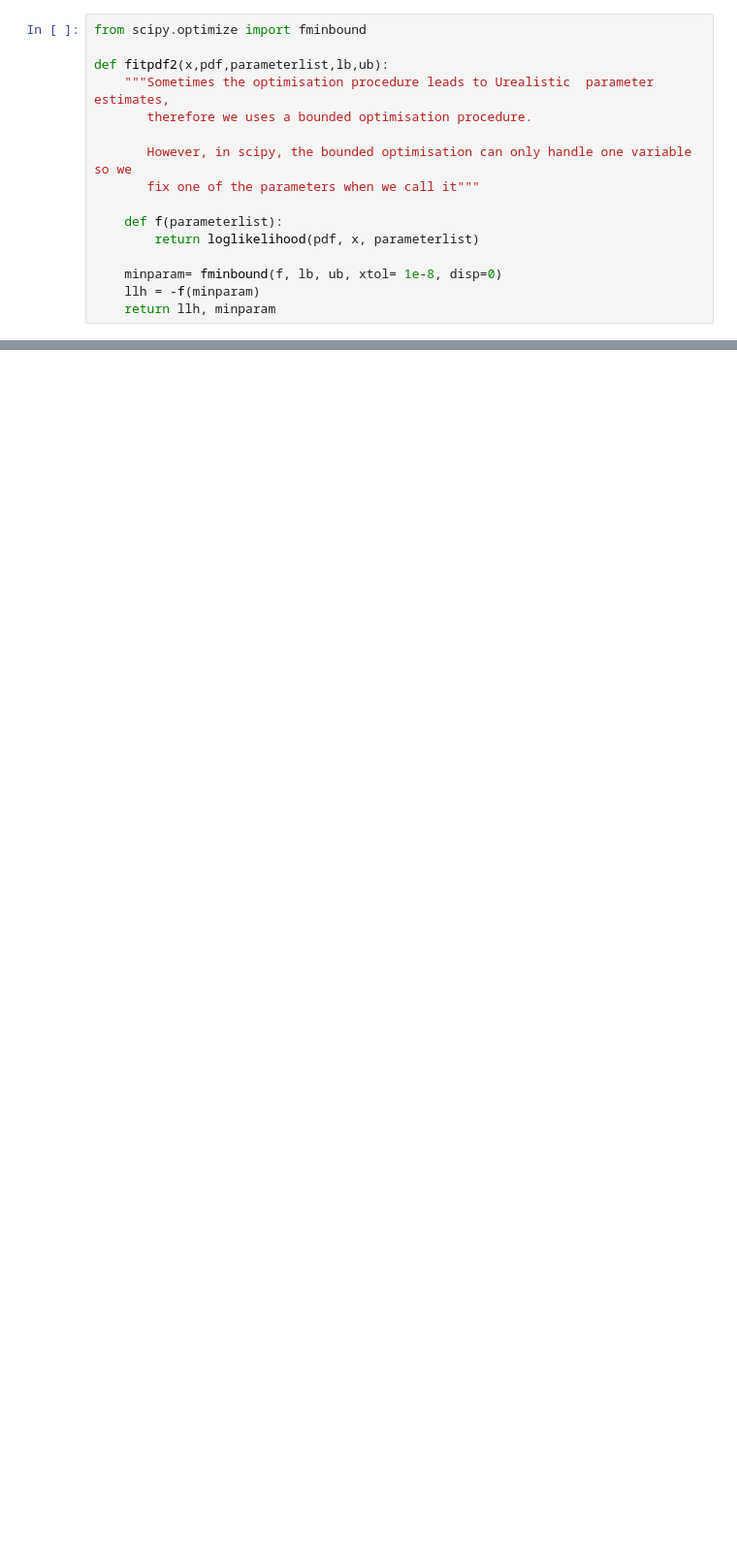
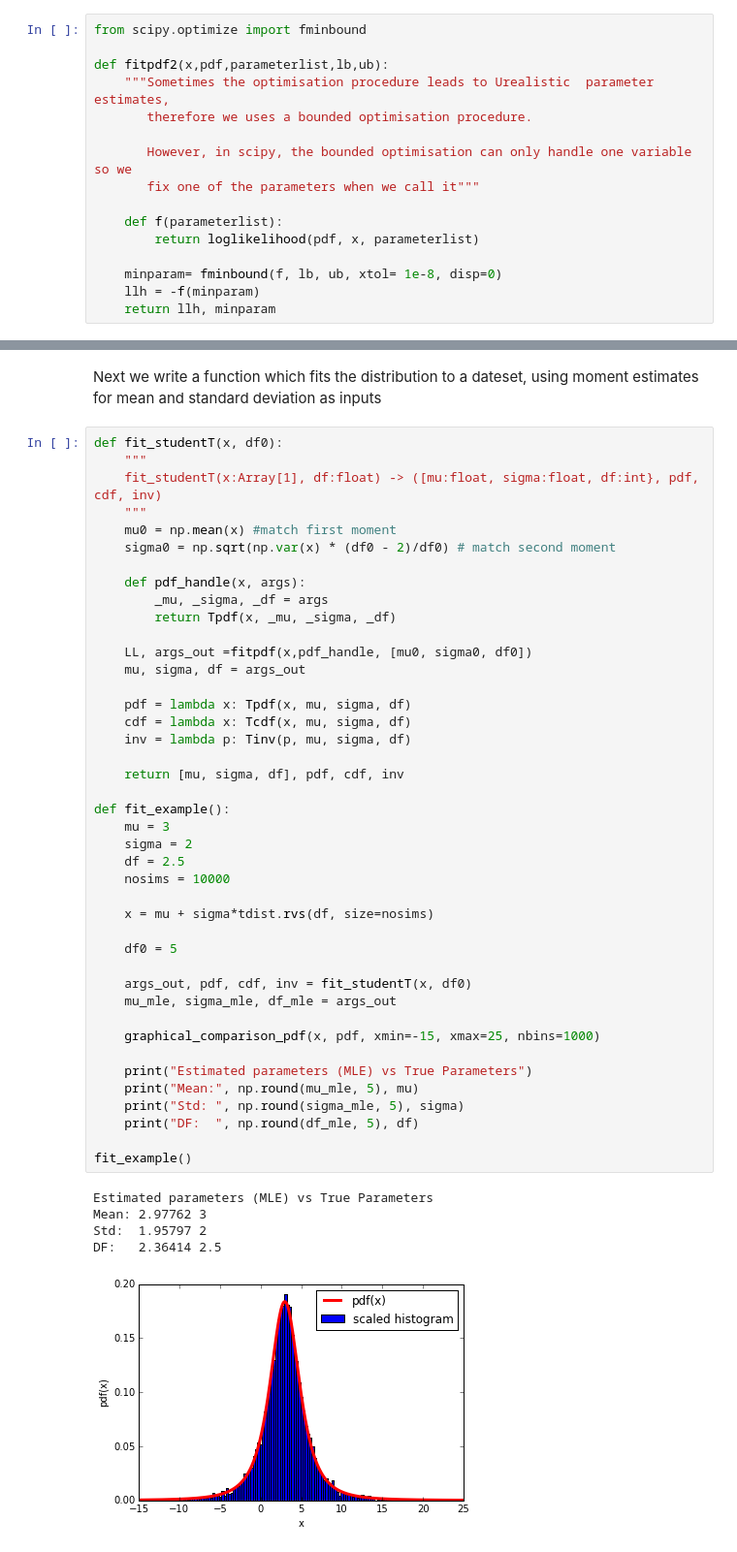
Before and after one commit to andreas-koukorinis/Copulas, a Jupyter notebook: copula2.ipynb, the cells around one changed output, grey strips where cells are left out. Shown at 97% size. Drawn from its saved outputs; the diff is of its cells as text; blank space fills up the shorter version.

```diff
--- a/copula2.ipynb
+++ b/copula2.ipynb
@@ -90,0 +218,51 @@ args
+# %% [markdown]
+Next we write a function which fits the distribution to a dateset, using moment estimates
+for mean and standard deviation as inputs
+# %%
+def fit_studentT(x, df0):
+    """
+    fit_studentT(x:Array[1], df:float) -> ([mu:float, sigma:float, df:int}, pdf, cdf, inv)
+    """
+    mu0 = np.mean(x) #match first moment
+    sigma0 = np.sqrt(np.var(x) * (df0 - 2)/df0) # match second moment
+
+    def pdf_handle(x, args):
+        _mu, _sigma, _df = args
+        return Tpdf(x, _mu, _sigma, _df)
+
+    LL, args_out =fitpdf(x,pdf_handle, [mu0, sigma0, df0])
+    mu, sigma, df = args_out
+
+    pdf = lambda x: Tpdf(x, mu, sigma, df)
+    cdf = lambda x: Tcdf(x, mu, sigma, df)
+    inv = lambda p: Tinv(p, mu, sigma, df)
+
+    return [mu, sigma, df], pdf, cdf, inv
+
+def fit_example():
+    mu = 3
+    sigma = 2
+    df = 2.5
+    nosims = 10000
+
+    x = mu + sigma*tdist.rvs(df, size=nosims)
+
+    df0 = 5
+
+    args_out, pdf, cdf, inv = fit_studentT(x, df0)
+    mu_mle, sigma_mle, df_mle = args_out
+
+    graphical_comparison_pdf(x, pdf, xmin=-15, xmax=25, nbins=1000)
+
+    print("Estimated parameters (MLE) vs True Parameters")
+    print("Mean:", np.round(mu_mle, 5), mu)
+    print("Std: ", np.round(sigma_mle, 5), sigma)
+    print("DF:  ", np.round(df_mle, 5), df)
+
+fit_example()
+# %% [output]
+Estimated parameters (MLE) vs True Parameters
+Mean: 2.97762 3
+Std:  1.95797 2
+DF:   2.36414 2.5
+[figure, added]
```
Also changed, not shown: parts of 23 cells of this notebook.
